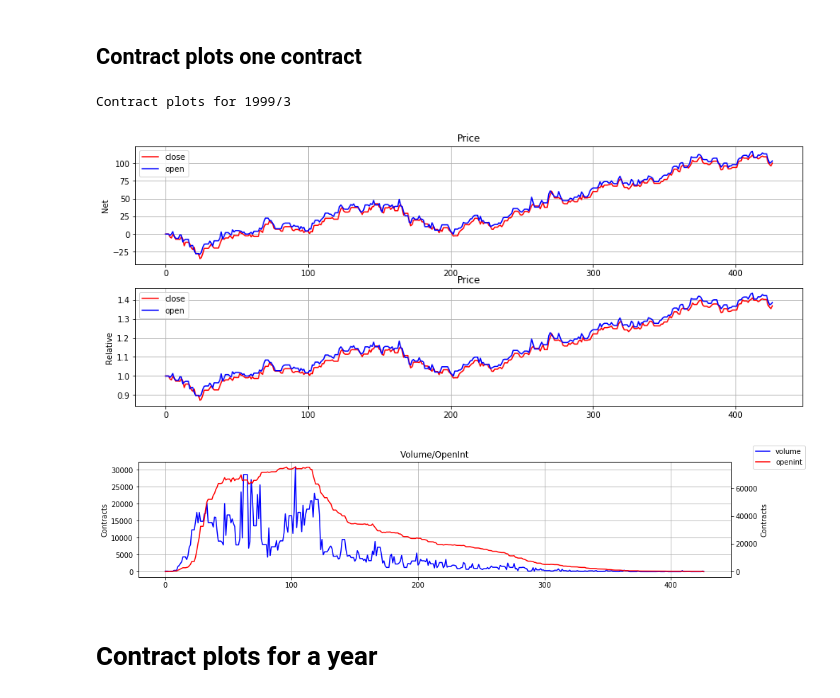
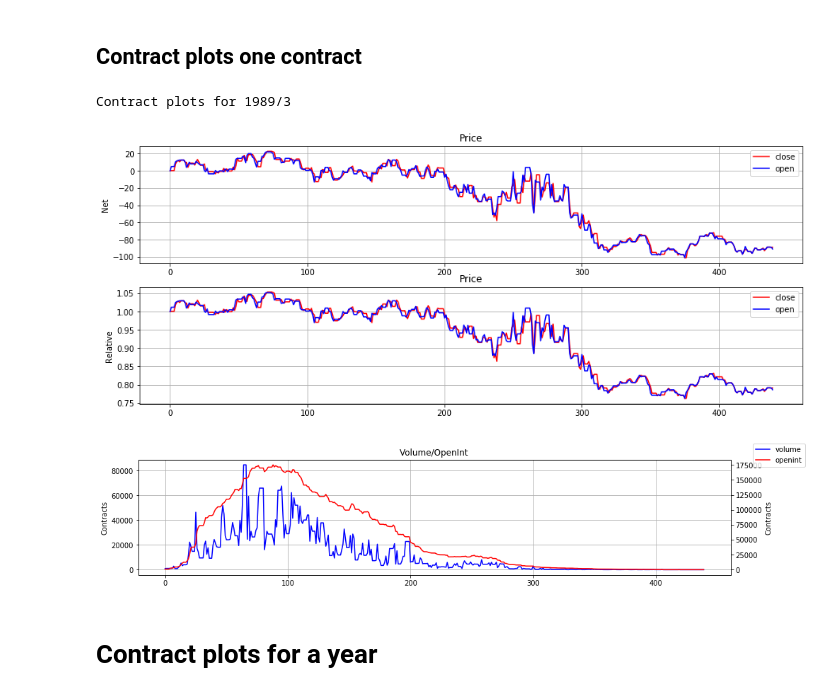
Before and after one commit to vin0110/classes, a Jupyter notebook: data_view.ipynb, the cells around one changed output. Cells and saved outputs as stored; diff of their text form; code cells hidden in the pictures.

```diff
--- a/data_view.ipynb
+++ b/data_view.ipynb
@@ -154,13 +154,13 @@ def overallStats(dfin, month, days=200):
 # %% [markdown]
 ## Contract plots one contract
 # %%
-year = 1999
+year = 1989
 month = 3
 contractPlots(data, year, month)
 # %% [output]
-Contract plots for 1999/3
+Contract plots for 1989/3
-[figure, old version]
+[figure, new version]
-[figure, old version]
+[figure, new version]
 # %% [markdown]
 # Contract plots for a year
 # %%
```
Also changed, not shown: parts of 5 cells of this notebook, 6 other files.
